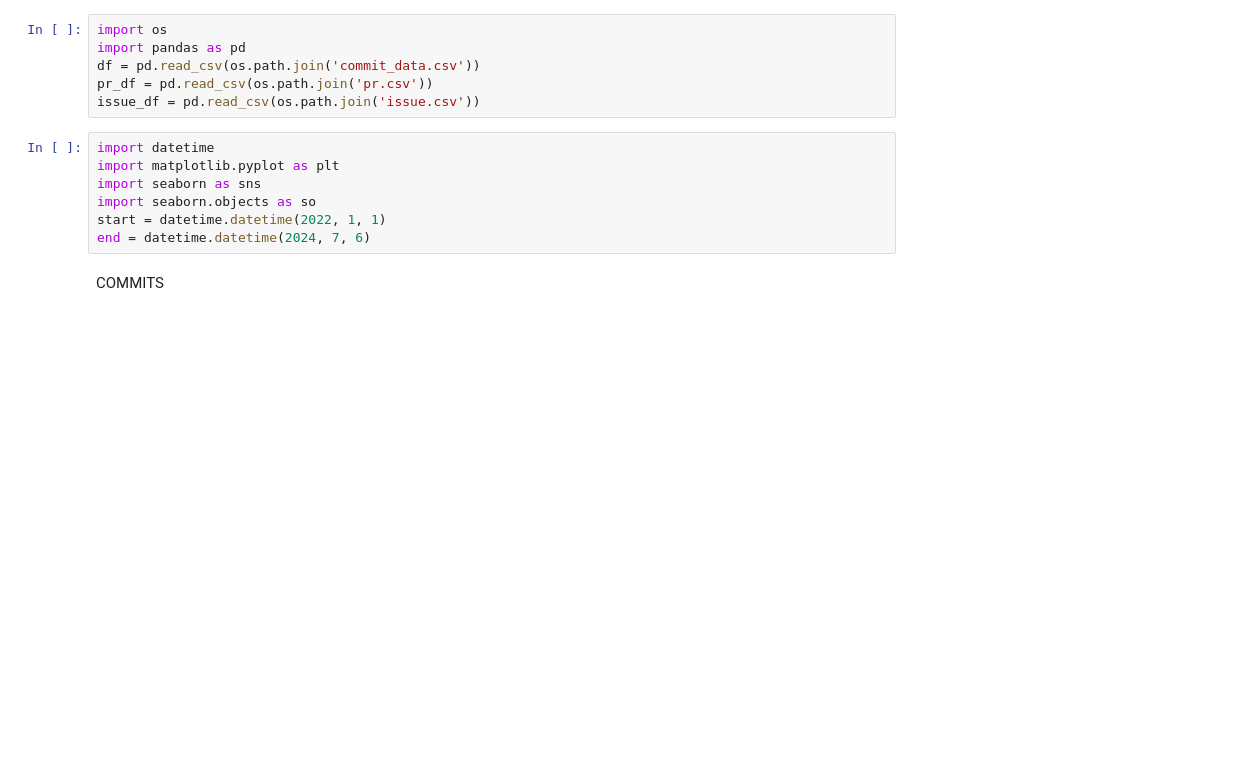
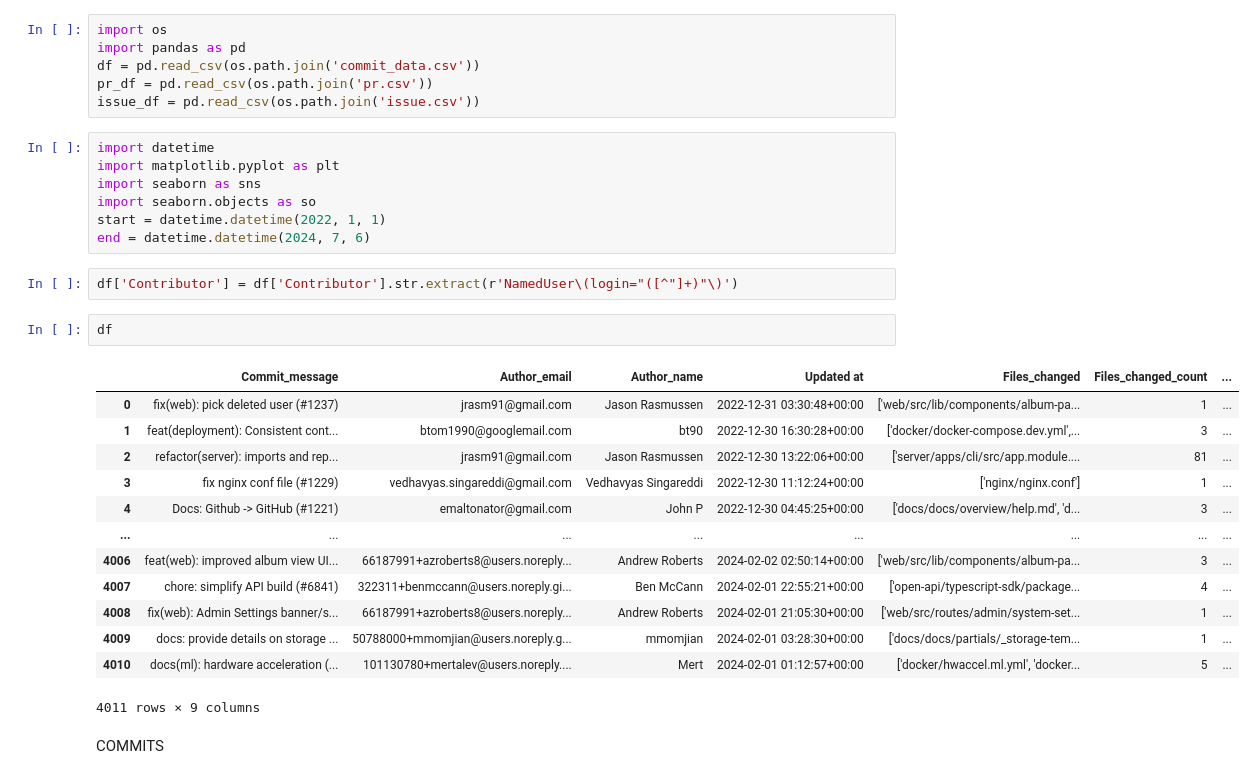
Before and after one commit to bokuwakira1411/PythonDataAnalysis, a Jupyter notebook: dataAnalyst.ipynb, the cells around one changed output. Saved outputs shown, nothing was run; the diff lists cells and outputs as text; blank space fills up the shorter version.

```diff
--- a/dataAnalyst.ipynb
+++ b/dataAnalyst.ipynb
@@ -11,6 +11,24 @@ import seaborn as sns
 import seaborn.objects as so
 start = datetime.datetime(2022, 1, 1)
 end = datetime.datetime(2024, 7, 6)
+# %%
+df['Contributor'] = df['Contributor'].str.extract(r'NamedUser\(login="([^"]+)"\)')
+# %%
+df
+# %% [output]
+|  | Commit_message | Author_email | Author_name | Updated at | Files_changed | Files_changed_count | ... |
+| 0 | fix(web): pick deleted user (#1237) | jrasm91@gmail.com | Jason Rasmussen | 2022-12-31 03:30:48+00:00 | ['web/src/lib/components/album-pa... | 1 | ... |
+| 1 | feat(deployment): Consistent cont... | btom1990@googlemail.com | bt90 | 2022-12-30 16:30:28+00:00 | ['docker/docker-compose.dev.yml',... | 3 | ... |
+| 2 | refactor(server): imports and rep... | jrasm91@gmail.com | Jason Rasmussen | 2022-12-30 13:22:06+00:00 | ['server/apps/cli/src/app.module.... | 81 | ... |
+| 3 | fix nginx conf file (#1229) | vedhavyas.singareddi@gmail.com | Vedhavyas Singareddi | 2022-12-30 11:12:24+00:00 | ['nginx/nginx.conf'] | 1 | ... |
+| 4 | Docs: Github -> GitHub (#1221) | emaltonator@gmail.com | John P | 2022-12-30 04:45:25+00:00 | ['docs/docs/overview/help.md', 'd... | 3 | ... |
+| ... | ... | ... | ... | ... | ... | ... | ... |
+| 4006 | feat(web): improved album view UI... | 66187991+azroberts8@users.noreply... | Andrew Roberts | 2024-02-02 02:50:14+00:00 | ['web/src/lib/components/album-pa... | 3 | ... |
+| 4007 | chore: simplify API build (#6841) | 322311+benmccann@users.noreply.gi... | Ben McCann | 2024-02-01 22:55:21+00:00 | ['open-api/typescript-sdk/package... | 4 | ... |
+| 4008 | fix(web): Admin Settings banner/s... | 66187991+azroberts8@users.noreply... | Andrew Roberts | 2024-02-01 21:05:30+00:00 | ['web/src/routes/admin/system-set... | 1 | ... |
+| 4009 | docs: provide details on storage ... | 50788000+mmomjian@users.noreply.g... | mmomjian | 2024-02-01 03:28:30+00:00 | ['docs/docs/partials/_storage-tem... | 1 | ... |
+| 4010 | docs(ml): hardware acceleration (... | 101130780+mertalev@users.noreply.... | Mert | 2024-02-01 01:12:57+00:00 | ['docker/hwaccel.ml.yml', 'docker... | 5 | ... |
+4011 rows × 9 columns
 # %% [markdown]
 COMMITS
 # %%
```
Also changed, not shown: parts of 1 cell of this notebook, 4 other files.
